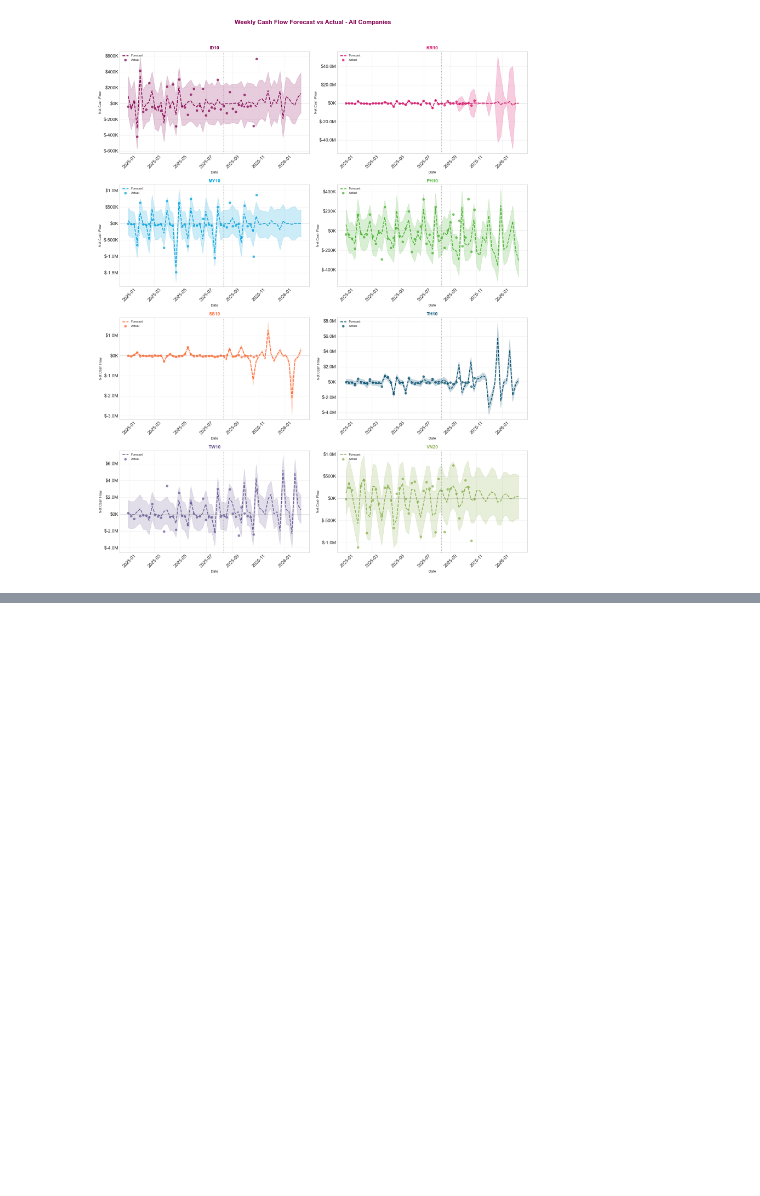
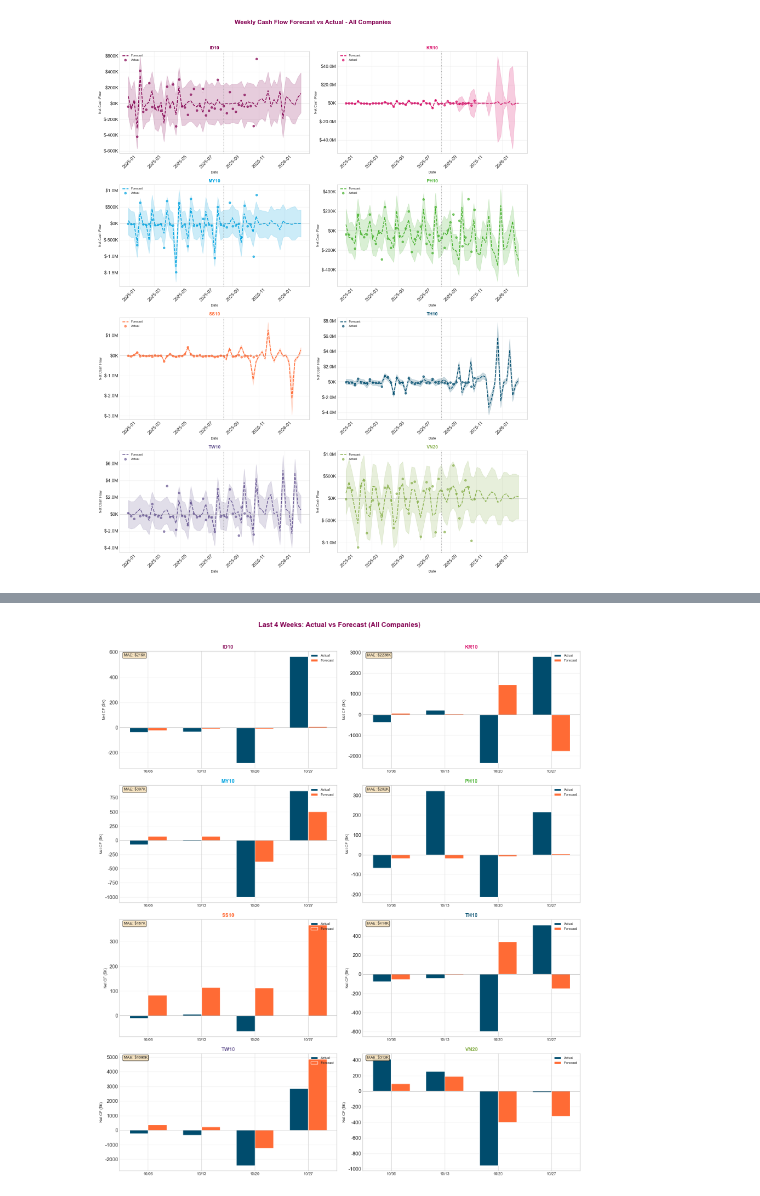
Before and after one commit to matt0757/UMDAC, a Jupyter notebook: notebooks/4_prophet_forecasting.ipynb, the cells around one changed output, grey strips where cells are left out. Cells and saved outputs as stored; diff of their text form; code cells hidden in the pictures; blank space fills up the shorter version.

```diff
--- a/notebooks/4_prophet_forecasting.ipynb
+++ b/notebooks/4_prophet_forecasting.ipynb
@@ -1096,0 +1601,80 @@ plt.show()
+# %%
+# Combined view: All companies last 4 weeks actual vs forecast
+fig, axes = plt.subplots(4, 2, figsize=(16, 18))
+axes = axes.flatten()
+
+last4_summary = []
+
+for idx, company in enumerate(companies):
+    ax = axes[idx]
+
+    # Get company data
+    company_data = df_entity[df_entity['Name'] == company].copy()
+    company_data = company_data.sort_values('Week_Start')
+
+    # Prepare prophet data
+    prophet_df = prepare_prophet_data(company_data)
+    train_df = prophet_df.iloc[:-4].copy()
+    test_df = prophet_df.iloc[-4:].copy()
+
+    # Train and forecast
+    model = create_prophet_model()
+    model.fit(train_df)
+    future = model.make_future_dataframe(periods=4, freq='W')
+    forecast = model.predict(future)
+
+    # Get last 4 weeks forecast
+    last_forecast = forecast.tail(4)
+
+    # Create bar chart
+    x = np.arange(4)
+    bar_width = 0.35
+
+    bars1 = ax.bar(x - bar_width/2, test_df['y'].values, bar_width,
+                   label='Actual', color=AZ_COLORS['actual'], edgecolor='white')
+    bars2 = ax.bar(x + bar_width/2, last_forecast['yhat'].values, bar_width,
+                   label='Forecast', color=AZ_COLORS['forecast'], edgecolor='white')
+
+    # Week labels
+    week_labels = [d.strftime('%m/%d') for d in test_df['ds']]
+    ax.set_xticks(x)
+    ax.set_xticklabels(week_labels, fontsize=9)
+    ax.axhline(y=0, color='gray', linestyle='-', linewidth=0.5)
+
+    ax.set_title(f'{company}', fontsize=12, fontweight='bold', color=COMPANY_COLORS.get(company, '#666666'))
+    ax.set_ylabel('Net CF ($K)', fontsize=9)
+    ax.yaxis.set_major_formatter(plt.FuncFormatter(lambda x, p: f'{x/1000:.0f}'))
+    ax.legend(fontsize=8, loc='upper right')
+    ax.grid(True, alpha=0.3, axis='y')
+
+    # Calculate error
+    mae = mean_absolute_error(test_df['y'].values, last_forecast['yhat'].values)
+    last4_summary.append({
+        'Company': company,
+        'MAE': mae,
+        'Actual_Total': test_df['y'].sum(),
+        'Forecast_Total': last_forecast['yhat'].sum()
+    })
+
+    # Add MAE annotation
+    ax.annotate(f'MAE: ${mae/1000:.0f}K', xy=(0.02, 0.98), xycoords='axes fraction',
+                fontsize=9, ha='left', va='top',
+                bbox=dict(boxstyle='round', facecolor='wheat', alpha=0.8))
+
+plt.suptitle('Last 4 Weeks: Actual vs Forecast (All Companies)',
+             fontsize=16, fontweight='bold', color=AZ_COLORS['primary'], y=1.01)
+plt.tight_layout()
+plt.savefig('../outputs/forecasting/last4weeks_all_companies.png', dpi=150, bbox_inches='tight', facecolor='white')
+plt.show()
+
+# Display summary table
+last4_df = pd.DataFrame(last4_summary)
+last4_df = last4_df.set_index('Company')
+print("\n📊 LAST 4 WEEKS FORECAST SUMMARY")
+print("="*60)
+print("\nForecast Accuracy (Last 4 Weeks):\n")
+display_last4 = last4_df.copy()
+for col in display_last4.columns:
+    display_last4[col] = display_last4[col].apply(lambda x: f"${x:,.0f}")
+print(display_last4.to_string())
+# %% [output]
@@ -1096,0 +1697 @@ plt.show()
+[figure, added]
```
Also changed, not shown: parts of 12 cells of this notebook, 11 other files.
